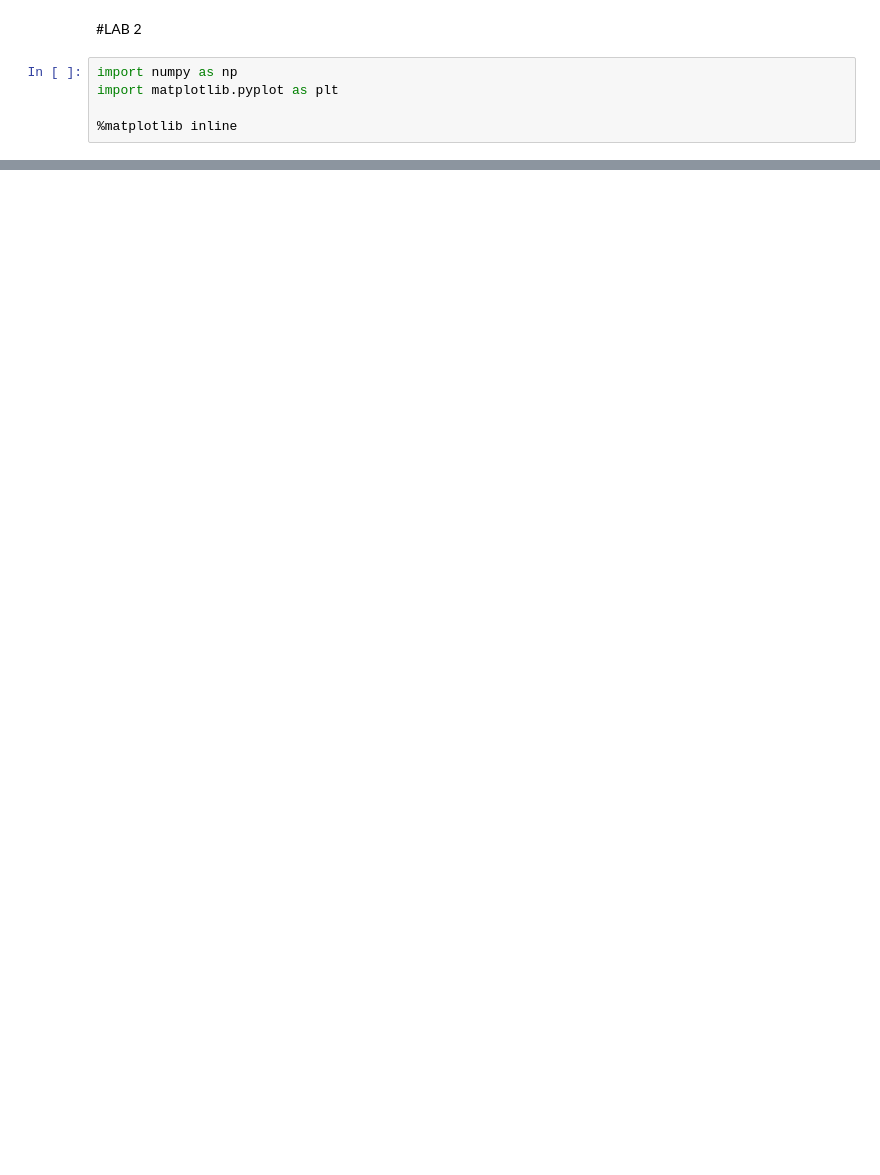
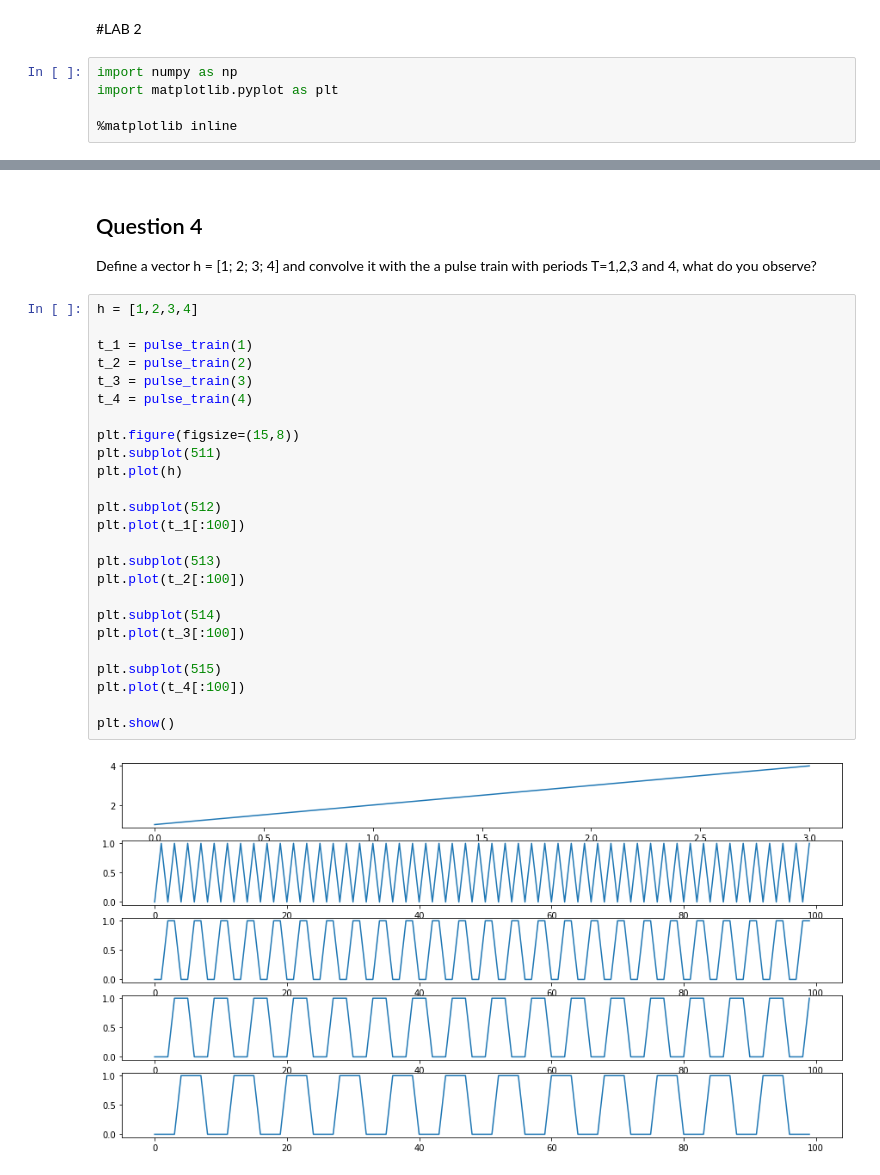
Before and after one commit to Bhavnicksm/dsp_lab_notebooks, a Jupyter notebook: EE333_Lab_2.ipynb, the cells around one changed output, grey strips where cells are left out. Drawn from its saved outputs; the diff is of its cells as text; blank space fills up the shorter version.

```diff
--- a/EE333_Lab_2.ipynb
+++ b/EE333_Lab_2.ipynb
@@ -55,0 +108,30 @@ plt.plot(z)
+# %% [markdown]
+## Question 4
+Define a vector h = [1; 2; 3; 4] and convolve it with the a pulse train with periods T=1,2,3 and 4, what do you observe?
+# %%
+h = [1,2,3,4]
+
+t_1 = pulse_train(1)
+t_2 = pulse_train(2)
+t_3 = pulse_train(3)
+t_4 = pulse_train(4)
+
+plt.figure(figsize=(15,8))
+plt.subplot(511)
+plt.plot(h)
+
+plt.subplot(512)
+plt.plot(t_1[:100])
+
+plt.subplot(513)
+plt.plot(t_2[:100])
+
+plt.subplot(514)
+plt.plot(t_3[:100])
+
+plt.subplot(515)
+plt.plot(t_4[:100])
+
+plt.show()
+# %% [output]
+[figure, added]
```
Also changed, not shown: parts of 20 cells of this notebook.
